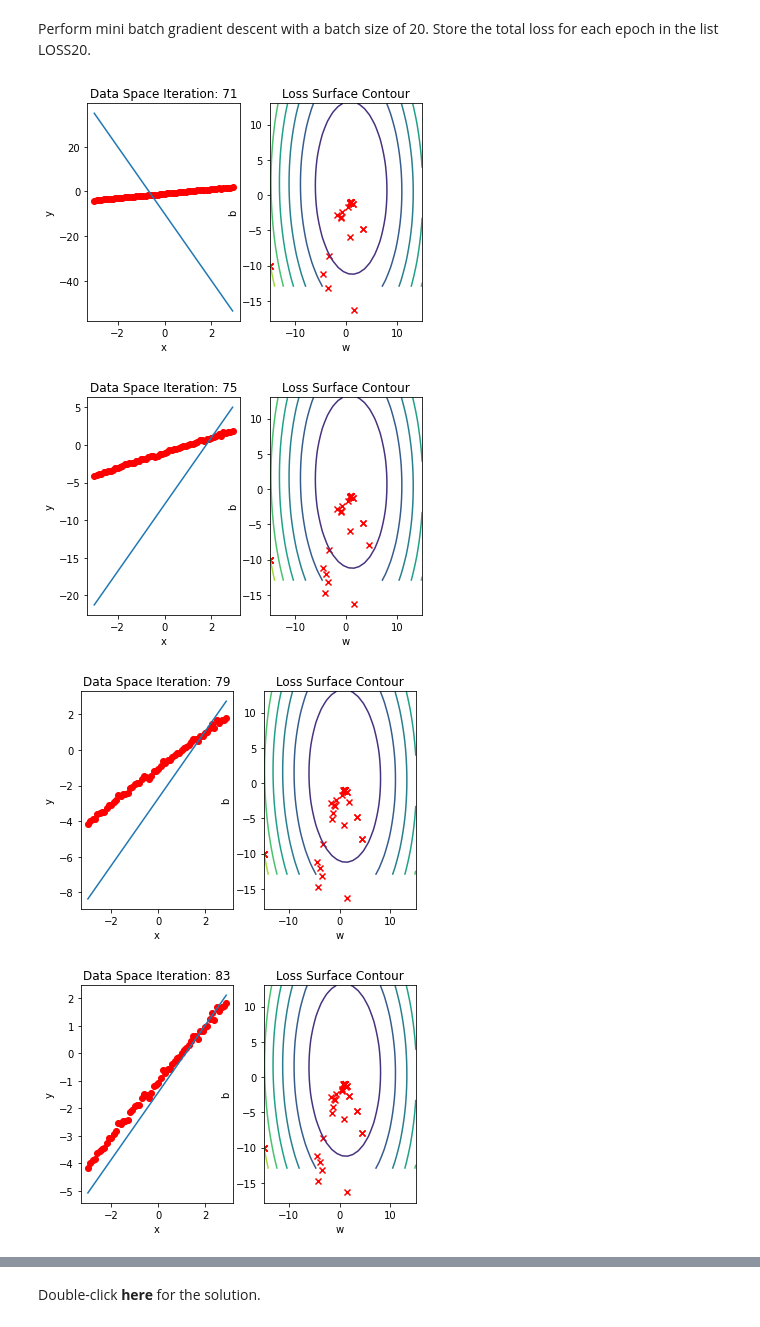
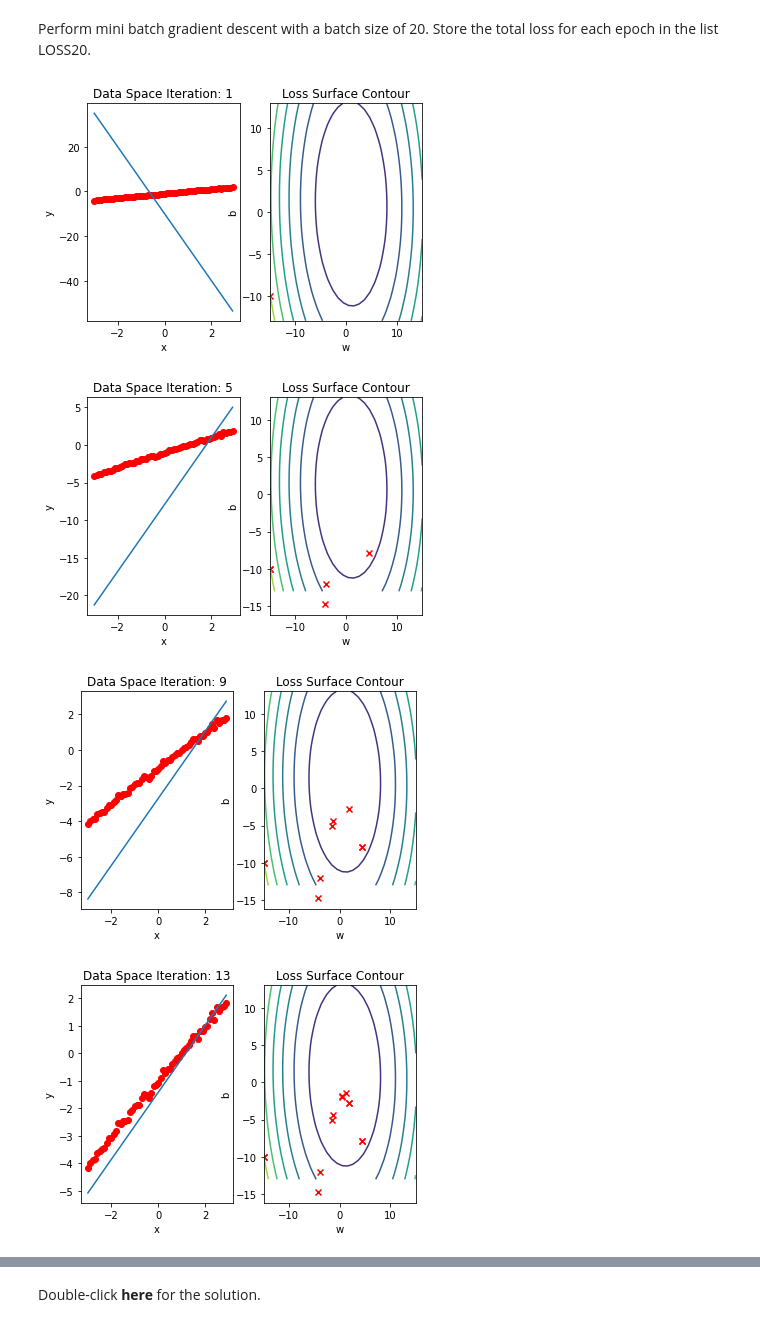
Before and after one commit to Aljoja/IBM-ML-Python, a Jupyter notebook: Deep Neural Networks with PyTorch/Week 3/3.2_mini-batch_gradient_descent_v3.ipynb, the cells around one changed output, grey strips where cells are left out. Drawn from its saved outputs; the diff is of its cells as text; code cells hidden in the pictures.

```diff
--- a/Deep Neural Networks with PyTorch/Week 3/3.2_mini-batch_gradient_descent_v3.ipynb
+++ b/Deep Neural Networks with PyTorch/Week 3/3.2_mini-batch_gradient_descent_v3.ipynb
@@ -446,34 +446,35 @@ Perform mini batch gradient descent with a batch size of 20. Store the total los
 # %%
 # Practice: Perform mini batch gradient descent with a batch size of 20.
 
+get_surface = plot_error_surfaces(15, 13, X, Y, 30, go = False)
 dataset = Data()
 
 trainloader = DataLoader(dataset = dataset, batch_size = 20)
 w = torch.tensor(-15.0, requires_grad = True)
 b = torch.tensor(-10.0, requires_grad = True)
 
 LOSS_MINI20 = []
 lr = 0.1
 
 def my_train_model(epochs):
     for epoch in range(epochs):
         Yhat = forward(X)
         get_surface.set_para_loss(w.data.tolist(), b.data.tolist(), criterion(Yhat, Y).tolist())
         get_surface.plot_ps()
         LOSS_MINI20.append(criterion(forward(X), Y).tolist())
         for x, y in trainloader:
             yhat = forward(x)
             loss = criterion(yhat, y)
             get_surface.set_para_loss(w.data.tolist(), b.data.tolist(), loss.tolist())
             loss.backward()
             w.data = w.data - lr * w.grad.data
             b.data = b.data - lr * b.grad.data
             w.grad.data.zero_()
             b.grad.data.zero_()
 
 my_train_model(10)
 # %% [output]
-[figure, old version]
+[figure, new version]
-[figure, old version]
+[figure, new version]
-[figure, old version]
+[figure, new version]
-[figure, old version]
+[figure, new version]
```
Also changed, not shown: parts of 1 cell of this notebook, 5 other files.
